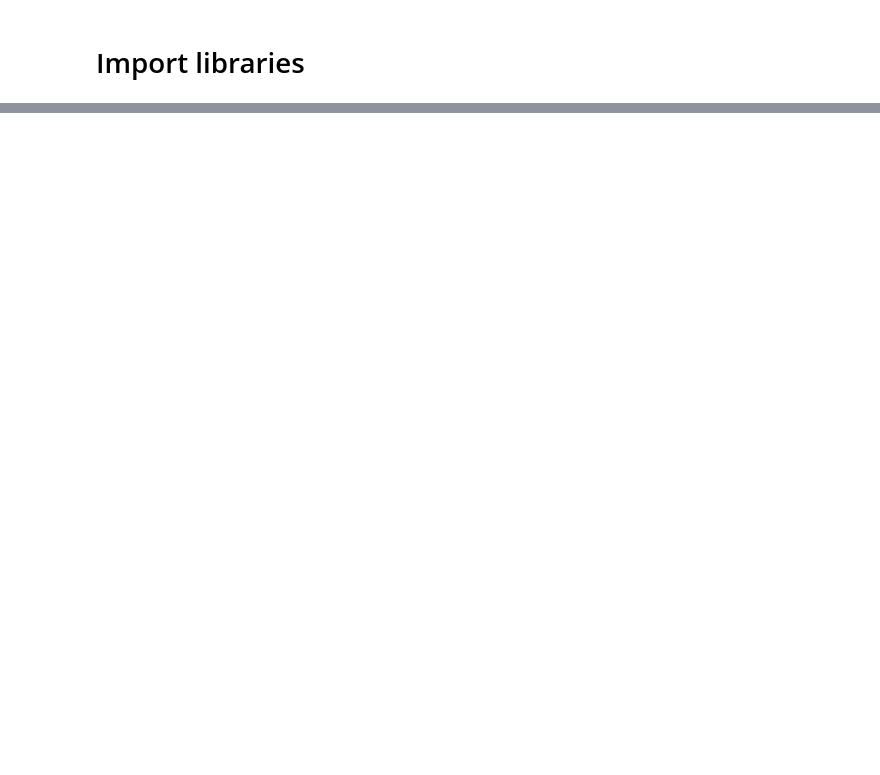
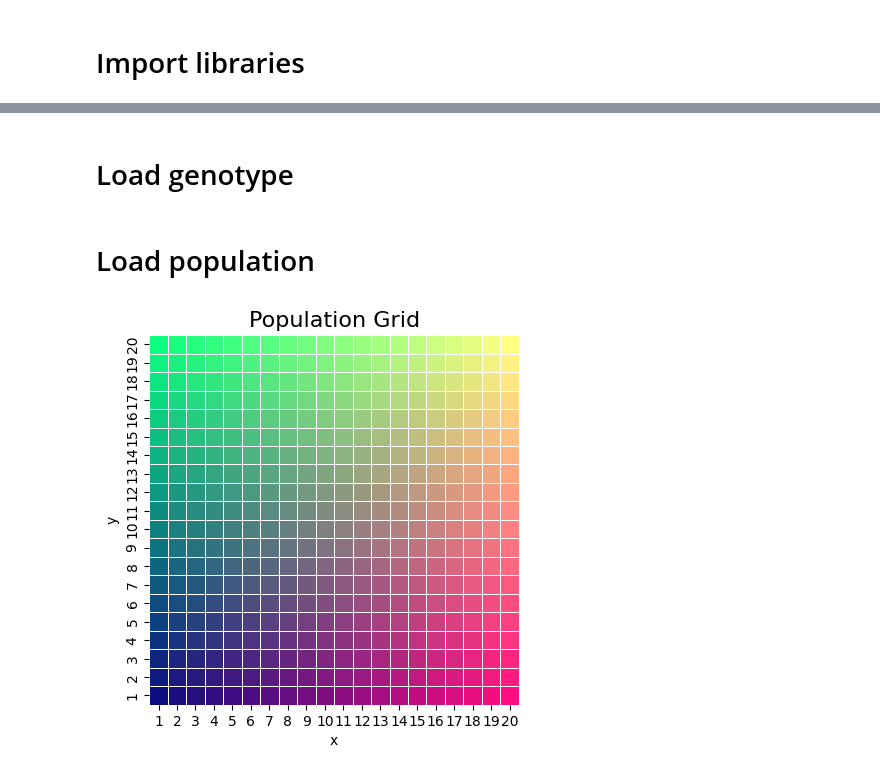
Before and after one commit to mat2m10/abyss_simulation, a Jupyter notebook: 09 Analysis only environment.ipynb, the cells around one changed output, grey strips where cells are left out. Cells and saved outputs as stored; diff of their text form; code cells hidden in the pictures; blank space fills up the shorter version.

```diff
--- a/09 Analysis only environment.ipynb
+++ b/09 Analysis only environment.ipynb
@@ -34,0 +41,22 @@ To enable the following instructions: AVX2 FMA, in other operations, rebuild Ten
+# %% [markdown]
+# Load genotype
+# %%
+dict = parse_variables('geno_simulation.txt')
+G = int(dict['G'])
+L = int(dict['L'])
+c = int(dict['c'])
+k = int(dict['k'])
+M = float(dict['M'])
+
+# Thresholds
+very_rare_threshold_L = float(dict['very_rare_threshold_L'])
+very_rare_threshold_H = float(dict['very_rare_threshold_H'])
+
+rare_threshold_L = float(dict['rare_threshold_L'])
+rare_threshold_H = float(dict['rare_threshold_H'])
+
+common_threshold_L = float(dict['common_threshold_L'])
+common_threshold_H = float(dict['common_threshold_H'])
+
+number_of_snps = (G*L)/2 # one loci per chromosome
+number_of_individuals = c*k*k
@@ -34,0 +73,27 @@ To enable the following instructions: AVX2 FMA, in other operations, rebuild Ten
+# %% [markdown]
+# Load population
+# %%
+populations = pd.read_pickle(f"data/G{G}_L{L}_c{c}_k{k}_M{M}/phenotype/01_population_structure.pkl")
+populations['population_number'] = populations['populations'].str.extract('(\d+)').astype(int)
+# Calculating X and Y coordinates
+populations['x'] = ((populations['population_number'] - 1) % k) + 1
+populations['y'] = ((populations['population_number'] - 1) // k) + 1
+populations['z'] = 0.5
+populations['population'] = populations['population_number']/(k*k)
+palette = [map_to_color(x, y, z, populations) for x, y, z in zip(populations['x'], populations['y'], populations['z'])]
+
+# Check the grid
+df_agg = populations.groupby(['x', 'y']).agg({'population': 'mean'}).reset_index()
+
+# Now, pivot the aggregated DataFrame
+grid_df = df_agg.pivot(index='y', columns='x', values='population')
+
+
+heatmap = sns.heatmap(grid_df, cmap=palette, linewidths=.5, square=True, cbar=False)
+
+# Add a title to the heatmap
+plt.title('Population Grid', fontsize=16)
+plt.gca().invert_yaxis()  # Sometimes it's necessary to invert the y-axis for correct orientation
+plt.show()
+# %% [output]
+[figure, added]
```
Also changed, not shown: parts of 28 cells of this notebook, 3 other files.
